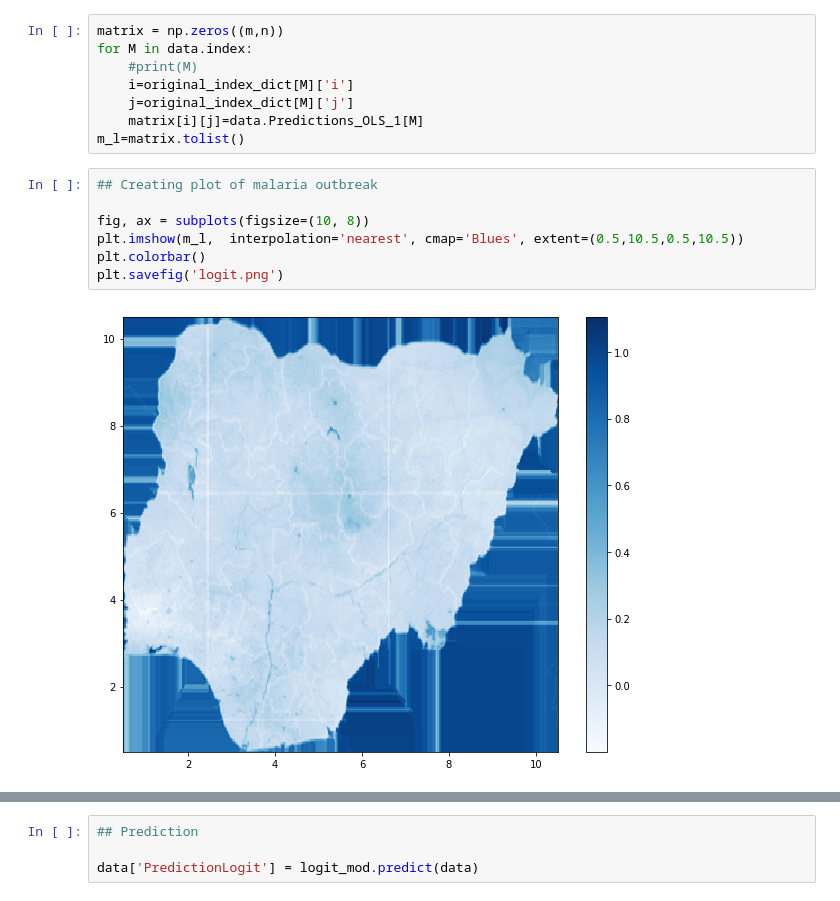
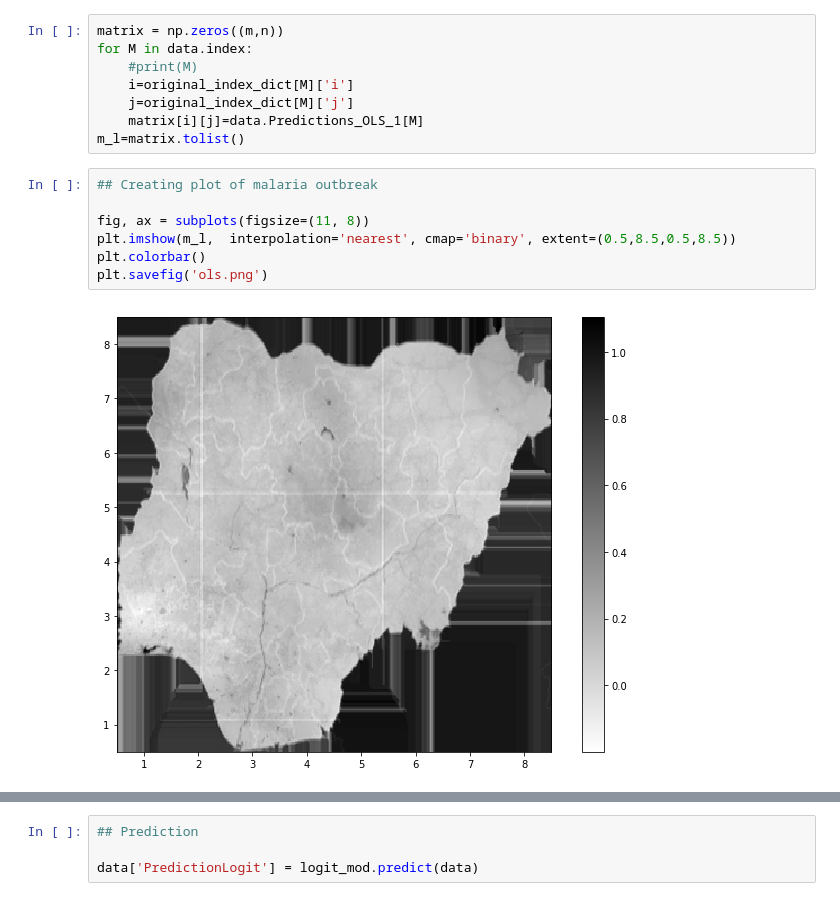
Before and after one commit to jsickles5/bsi_malaria_project, a Jupyter notebook: Capstone/Malaria_Machine_Learning.ipynb, the cells around one changed output, grey strips where cells are left out. Drawn from its saved outputs; the diff is of its cells as text.

```diff
--- a/Capstone/Malaria_Machine_Learning.ipynb
+++ b/Capstone/Malaria_Machine_Learning.ipynb
@@ -281,10 +281,10 @@ m_l=matrix.tolist()
 # %%
 ## Creating plot of malaria outbreak
 
-fig, ax = subplots(figsize=(10, 8))
-plt.imshow(m_l,  interpolation='nearest', cmap='Blues', extent=(0.5,10.5,0.5,10.5))
+fig, ax = subplots(figsize=(11, 8))
+plt.imshow(m_l,  interpolation='nearest', cmap='binary', extent=(0.5,8.5,0.5,8.5))
 plt.colorbar()
-plt.savefig('logit.png')
+plt.savefig('ols.png')
 # %% [output]
-[figure, old version]
+[figure, new version]
 # %%
```
Also changed, not shown: parts of 10 cells of this notebook.
